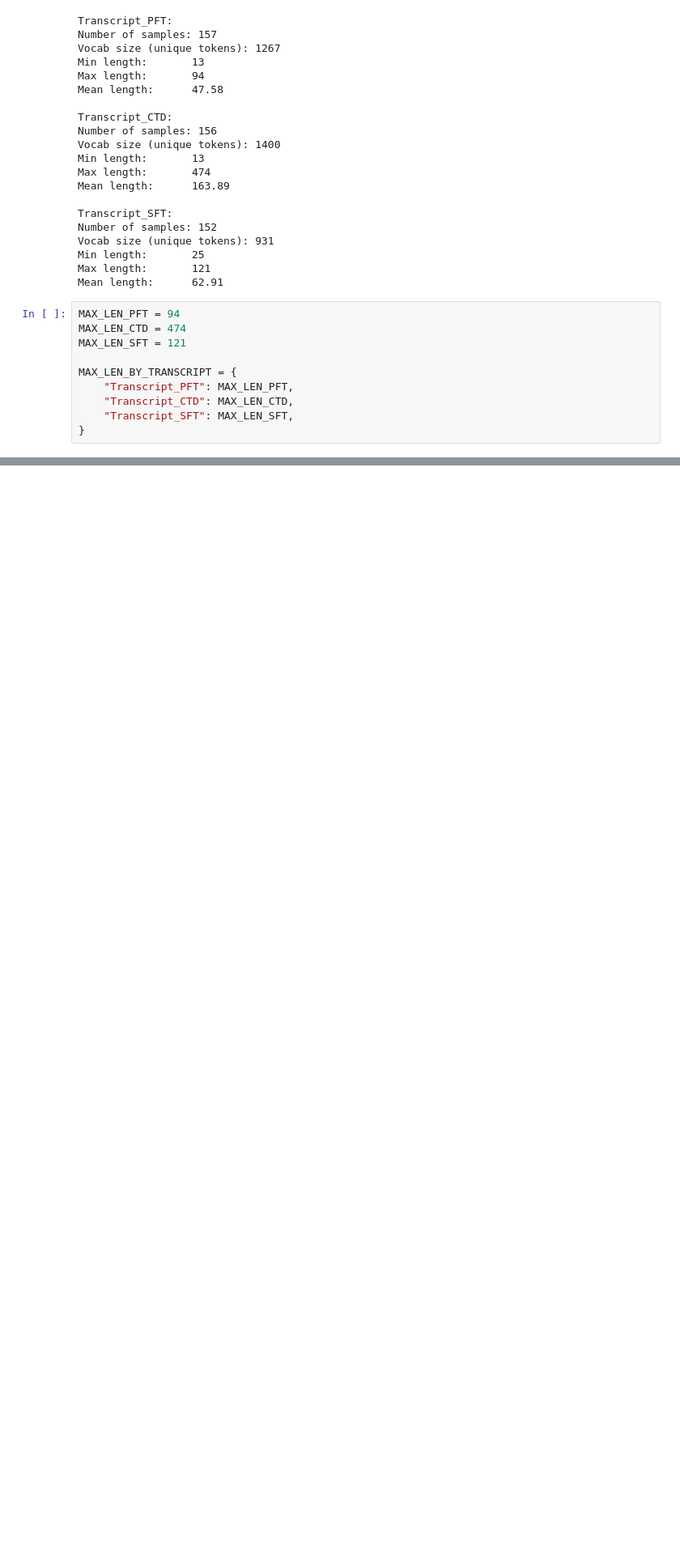
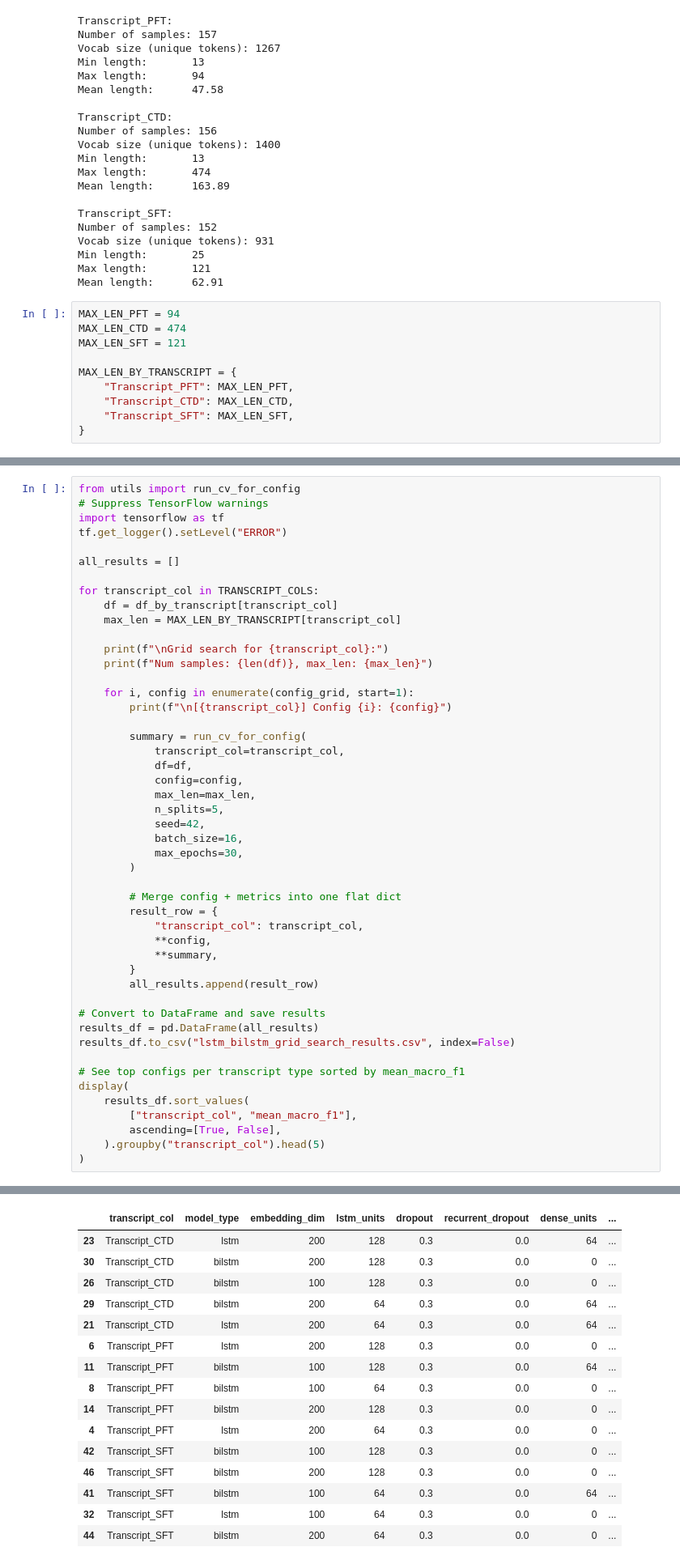
Before and after one commit to DonnyLe/NLP-Final-Project, a Jupyter notebook: lstm_nn/lstm_experiments.ipynb, the cells around one changed output, grey strips where cells are left out. Shown: that part at 81% size. Cells and saved outputs as stored; diff of their text form; blank space fills up the shorter version.

Commit message:
trained LSTM models

```diff
--- a/lstm_nn/lstm_experiments.ipynb
+++ b/lstm_nn/lstm_experiments.ipynb
@@ -189,0 +238,49 @@ Fold 1
+# %%
+from utils import run_cv_for_config
+# Suppress TensorFlow warnings
+import tensorflow as tf
+tf.get_logger().setLevel("ERROR")
+
+all_results = []
+
+for transcript_col in TRANSCRIPT_COLS:
+    df = df_by_transcript[transcript_col]
+    max_len = MAX_LEN_BY_TRANSCRIPT[transcript_col]
+
+    print(f"\nGrid search for {transcript_col}:")
+    print(f"Num samples: {len(df)}, max_len: {max_len}")
+
+    for i, config in enumerate(config_grid, start=1):
+        print(f"\n[{transcript_col}] Config {i}: {config}")
+
+        summary = run_cv_for_config(
+            transcript_col=transcript_col,
+            df=df,
+            config=config,
+            max_len=max_len,
+            n_splits=5,
+            seed=42,
+            batch_size=16,
+            max_epochs=30,
+        )
+
+        # Merge config + metrics into one flat dict
+        result_row = {
+            "transcript_col": transcript_col,
+            **config,
+            **summary,
+        }
+        all_results.append(result_row)
+
+# Convert to DataFrame and save results
+results_df = pd.DataFrame(all_results)
+results_df.to_csv("lstm_bilstm_grid_search_results.csv", index=False)
+
+# See top configs per transcript type sorted by mean_macro_f1
+display(
+    results_df.sort_values(
+        ["transcript_col", "mean_macro_f1"],
+        ascending=[True, False],
+    ).groupby("transcript_col").head(5)
+)
+# %% [output]
@@ -189,0 +304,16 @@ Fold 1
+|  | transcript_col | model_type | embedding_dim | lstm_units | dropout | recurrent_dropout | dense_units | ... |
+| 23 | Transcript_CTD | lstm | 200 | 128 | 0.3 | 0.0 | 64 | ... |
+| 30 | Transcript_CTD | bilstm | 200 | 128 | 0.3 | 0.0 | 0 | ... |
+| 26 | Transcript_CTD | bilstm | 100 | 128 | 0.3 | 0.0 | 0 | ... |
+| 29 | Transcript_CTD | bilstm | 200 | 64 | 0.3 | 0.0 | 64 | ... |
+| 21 | Transcript_CTD | lstm | 200 | 64 | 0.3 | 0.0 | 64 | ... |
+| 6 | Transcript_PFT | lstm | 200 | 128 | 0.3 | 0.0 | 0 | ... |
+| 11 | Transcript_PFT | bilstm | 100 | 128 | 0.3 | 0.0 | 64 | ... |
+| 8 | Transcript_PFT | bilstm | 100 | 64 | 0.3 | 0.0 | 0 | ... |
+| 14 | Transcript_PFT | bilstm | 200 | 128 | 0.3 | 0.0 | 0 | ... |
+| 4 | Transcript_PFT | lstm | 200 | 64 | 0.3 | 0.0 | 0 | ... |
+| 42 | Transcript_SFT | bilstm | 100 | 128 | 0.3 | 0.0 | 0 | ... |
+| 46 | Transcript_SFT | bilstm | 200 | 128 | 0.3 | 0.0 | 0 | ... |
+| 41 | Transcript_SFT | bilstm | 100 | 64 | 0.3 | 0.0 | 64 | ... |
+| 32 | Transcript_SFT | lstm | 100 | 64 | 0.3 | 0.0 | 0 | ... |
+| 44 | Transcript_SFT | bilstm | 200 | 64 | 0.3 | 0.0 | 0 | ... |
```
Also changed, not shown: parts of 3 cells of this notebook, 2 other files.
